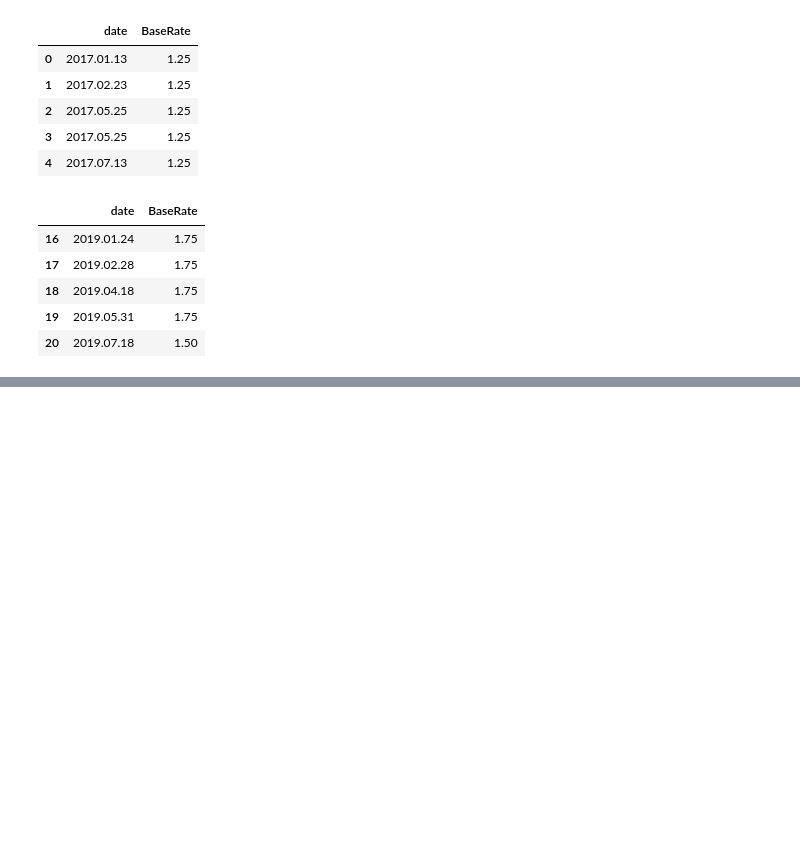
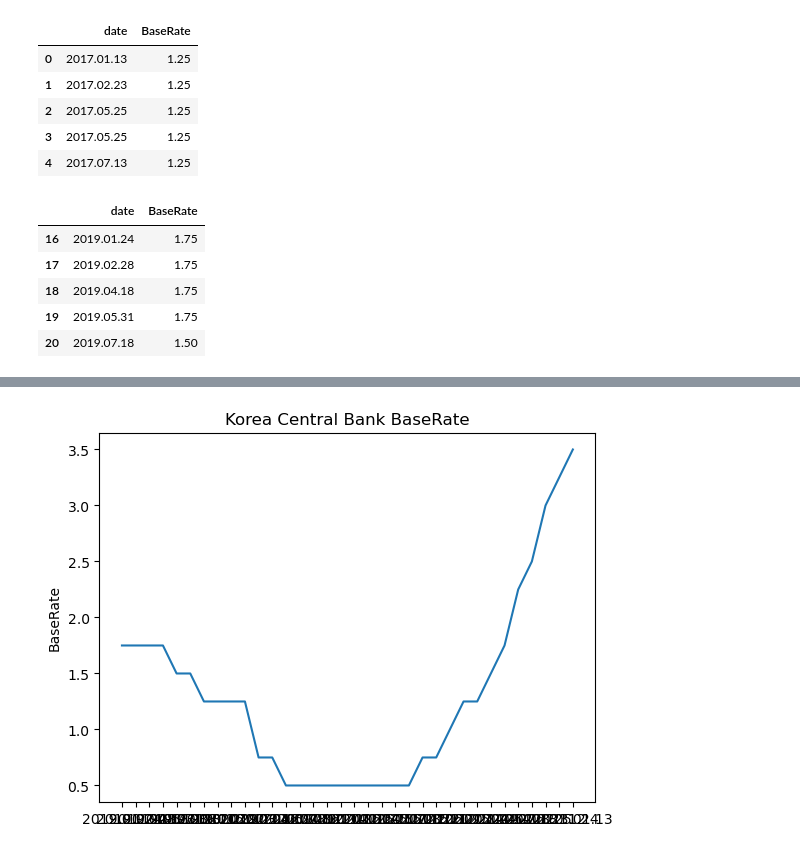
Before and after one commit to CJW-918/Data-Analysis, a Jupyter notebook: analysis_stock_baserate/analysis_stock_baserate.ipynb, the cells around one changed output, grey strips where cells are left out. Saved outputs shown, nothing was run; the diff lists cells and outputs as text; code cells hidden in the pictures; blank space fills up the shorter version.

```diff
--- a/analysis_stock_baserate/analysis_stock_baserate.ipynb
+++ b/analysis_stock_baserate/analysis_stock_baserate.ipynb
@@ -77,0 +109,9 @@ BaseRate.head()
+# %%
+X = BaseRate['date']
+Y = BaseRate['BaseRate']
+plt.plot(X, Y)
+plt.ylabel("BaseRate")
+plt.title("Korea Central Bank BaseRate")
+plt.show()
+# %% [output]
+[figure, added]
```
Also changed, not shown: parts of 3 cells of this notebook.
